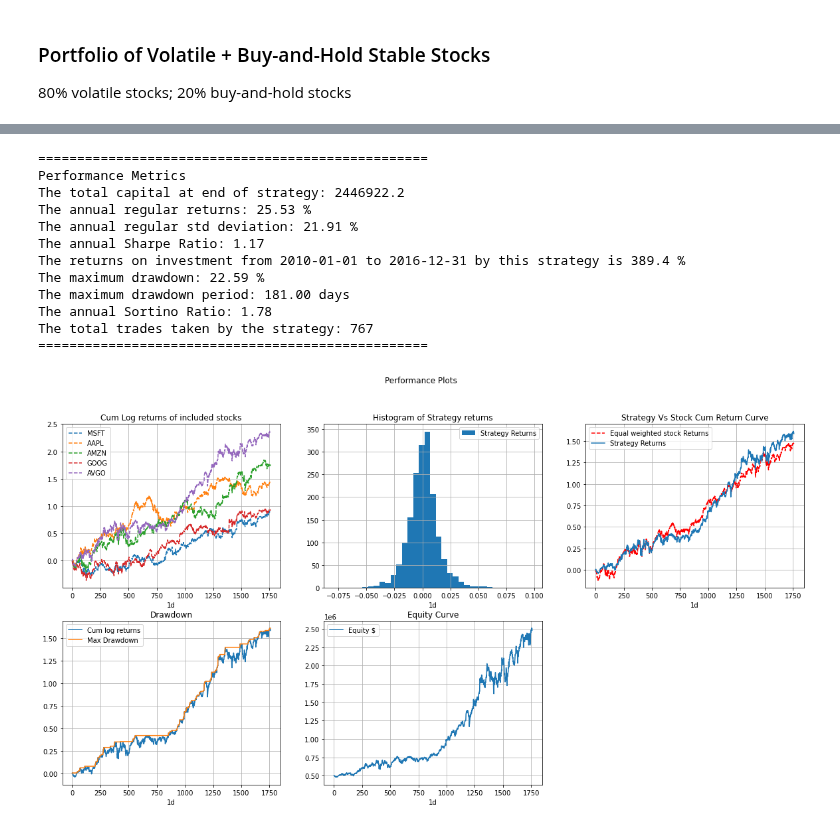
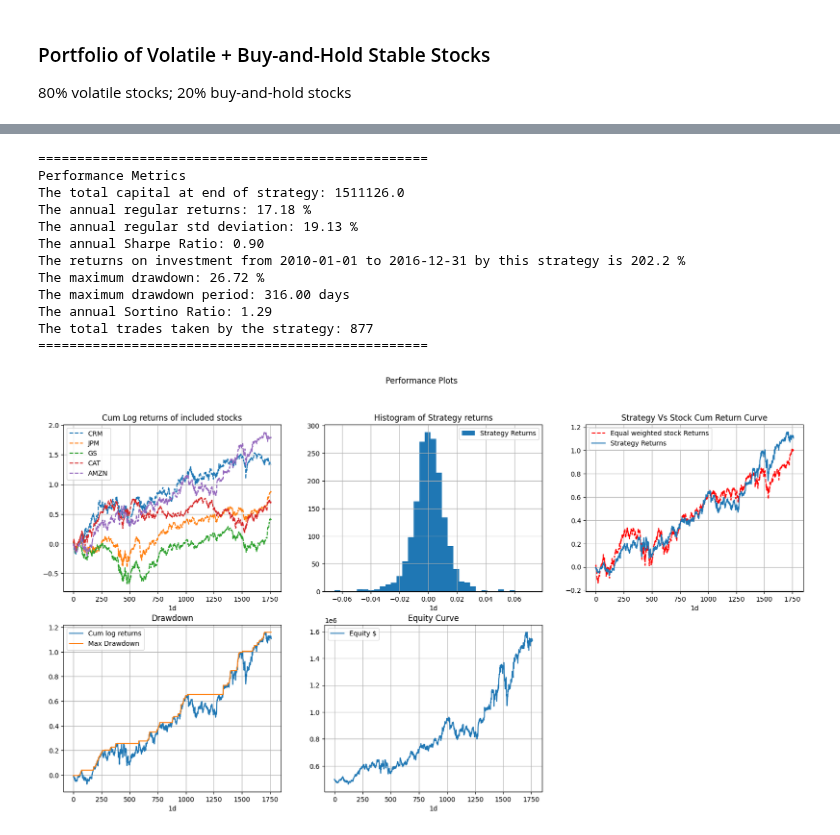
Before and after one commit to pehper/IS4226, a Jupyter notebook: final_strategy.ipynb, the cells around one changed output, grey strips where cells are left out. Drawn from its saved outputs; the diff is of its cells as text; code cells hidden in the pictures.

```diff
--- a/final_strategy.ipynb
+++ b/final_strategy.ipynb
@@ -542,19 +928,19 @@ class All_volatile(Common_Class):
         curr_atr = self.all_data['{}'.format(stock)]['ATR'].iloc[bar]
         date, price = self.return_date_price(bar, stock)
         num_of_stocks_with_no_position = sum(1 for value in self.position.values() if value == 0)
-        print(num_of_stocks_with_no_position)
+        #print(num_of_stocks_with_no_position)
         if num_of_stocks_with_no_position != 0:
           amount_to_trade = self.capital / num_of_stocks_with_no_position
         else:
           amount_to_trade = self.capital / len(self.position)
 
         if self.position['{}'.format(stock)] == 1:
-          if price >= tp or price <= sl: # check if price > take profit or < stop loss
+          if price >= tp or price <= sl: # check if price >= take profit or <= stop loss
             self.sell_order(bar,stock, quantity = self.quantity['{}'.format(stock)]) # clear order
             self.position['{}'.format(stock)] = 0 # reduce position to 0
 
         if self.position['{}'.format(stock)] == -1:
-          if price <= tp or price >= sl: # check if price < take profit or > stop loss
+          if price <= tp or price >= sl: # check if price <= take profit or >= stop loss
             self.buy_order(bar,stock, quantity = -self.quantity['{}'.format(stock)]) # clear order
             self.position['{}'.format(stock)] = 0 # reduce position to 0
 
@@ -695,7 +1081,7 @@ if __name__ == "__main__":
     testing_start = "2017-01-01"
     testing_end = "2019-12-31"
 
-    trading_stocks = ['MSFT', 'AAPL', 'AMZN', 'GOOG', 'AVGO']
+    trading_stocks = ['CRM', 'AMZN', 'JPM', 'GS', 'CAT']
     hodl_stocks = []
 
     # Create an instance of the strategy class
@@ -1064,53 +1452,46 @@ if __name__ == "__main__":
     training_end = "2016-12-31"
     testing_start = "2017-01-01"
     testing_end = "2019-12-31"
-    trading_stocks = ['MSFT', 'AAPL', 'AMZN', 'GOOG']
-    hodl_stocks = ['AVGO']
+    trading_stocks = ['CRM', 'JPM', 'GS', 'CAT']
+    hodl_stocks = ['AMZN']
 
     # Create an instance of the strategy class
     A = All_volatile_with_hodl(trading_stocks, hodl_stocks, training_start, training_end, "1d", initial_capital, 0.00, False)
 
 
     # Define the parameter grid for grid search
     param_grid = {
       'ema_window': [100, 150, 200],
       'bb_window': [15, 20, 25],
       'bb_dev': [1, 1.5, 2, 3],
       'atr_window': [10, 14, 20],
       'sl_multiplier': [1, 2, 3],
       'tp_multiplier': [1, 2, 3]
     }
 
     # Perform grid search
     # best_params = A.grid_search(param_grid)
 
     # Perform randomized CV search to find the optimal parameter set
-    best_params = A.randomized_cv_search(param_grid, n_iter=20)
+    #best_params = A.randomized_cv_search(param_grid, n_iter=20)
 
     # Run the strategy with the best parameters found
-    A.run_strategy(
-        best_params['ema_window'],
-        best_params['bb_window'],
-        best_params['bb_dev'],
-        best_params['atr_window'],
-        best_params['sl_multiplier'],
-        best_params['tp_multiplier']
-    )
+    A.run_strategy(200, 20, 1.5, 14, 3, 3)
 
     # Evaluate performance with the best parameters
     A.performance()
     A.performance_plots()
 # %% [output]
 ==================================================
 Performance Metrics
-The total capital at end of strategy: 2446922.2
-The annual regular returns: 25.53 %
-The annual regular std deviation: 21.91 %
-The annual Sharpe Ratio: 1.17
-The returns on investment from 2010-01-01 to 2016-12-31 by this strategy is 389.4 %
-The maximum drawdown: 22.59 %
-The maximum drawdown period: 181.00 days
-The annual Sortino Ratio: 1.78
-The total trades taken by the strategy: 767
+The total capital at end of strategy: 1511126.0
+The annual regular returns: 17.18 %
+The annual regular std deviation: 19.13 %
+The annual Sharpe Ratio: 0.90
+The returns on investment from 2010-01-01 to 2016-12-31 by this strategy is 202.2 %
+The maximum drawdown: 26.72 %
+The maximum drawdown period: 316.00 days
+The annual Sortino Ratio: 1.29
+The total trades taken by the strategy: 877
 ==================================================
-[figure, old version]
+[figure, new version]
```
Also changed, not shown: parts of 8 cells of this notebook.
